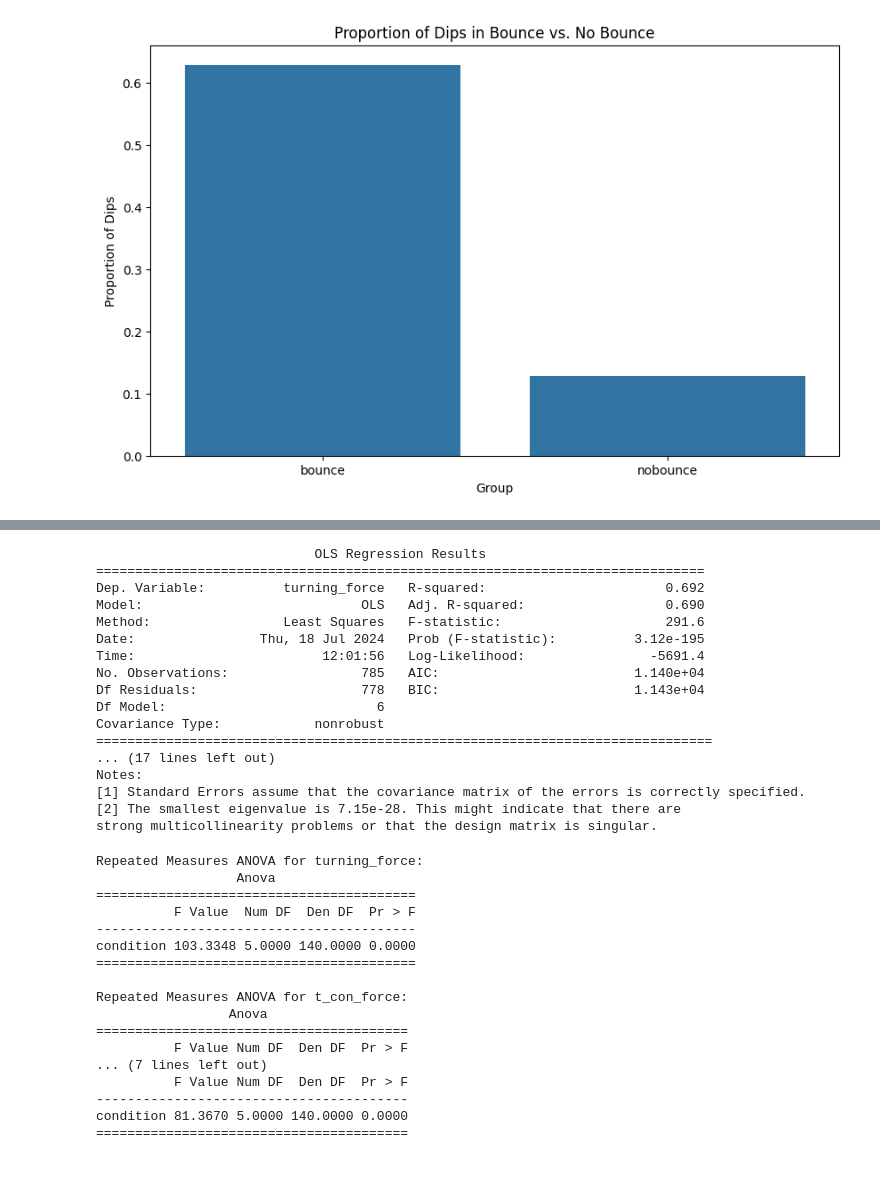
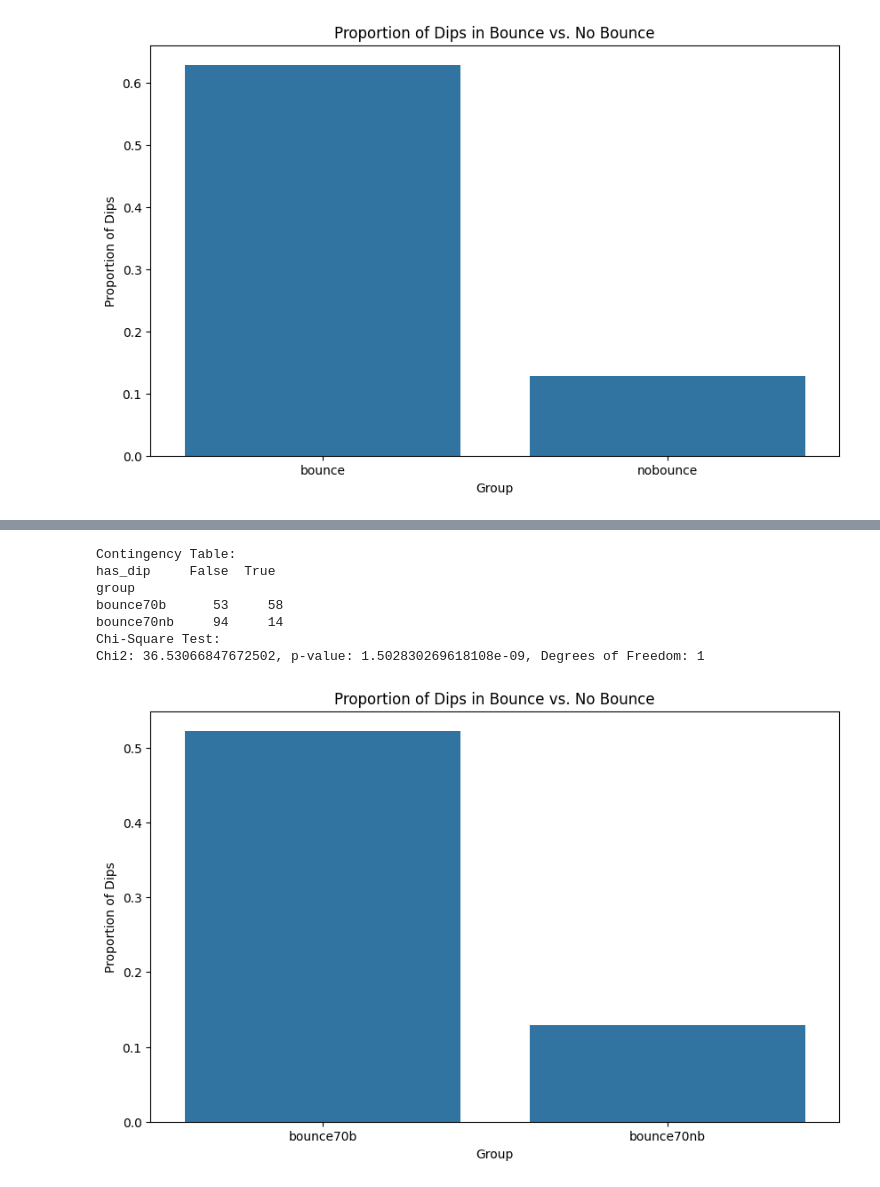
Before and after one commit to loieboi/BounceInsight, a Jupyter notebook: run.ipynb, the cells around one changed output, grey strips where cells are left out. Saved outputs shown, nothing was run; the diff lists cells and outputs as text; code cells hidden in the pictures.

```diff
--- a/run.ipynb
+++ b/run.ipynb
@@ -210,42 +228,11 @@ strong multicollinearity problems or that the design matrix is singular.
-# %%
-insight.run_statistics(analysis_type='logit_regression', metric='turning_force')
-# %% [output]
-                            OLS Regression Results
-==============================================================================
-Dep. Variable:          turning_force   R-squared:                       0.692
-Model:                            OLS   Adj. R-squared:                  0.690
-Method:                 Least Squares   F-statistic:                     291.6
-Date:                Thu, 18 Jul 2024   Prob (F-statistic):          3.12e-195
-Time:                        12:01:56   Log-Likelihood:                -5691.4
-No. Observations:                 785   AIC:                         1.140e+04
-Df Residuals:                     778   BIC:                         1.143e+04
-Df Model:                           6
-Covariance Type:            nonrobust
-===============================================================================
-... (17 lines left out)
-Notes:
-[1] Standard Errors assume that the covariance matrix of the errors is correctly specified.
-[2] The smallest eigenvalue is 7.15e-28. This might indicate that there are
-strong multicollinearity problems or that the design matrix is singular.
-# %%
-insight.run_statistics(analysis_type='repeated_anova', metric='turning_force')
-insight.run_statistics(analysis_type='repeated_anova', metric='t_con_force')
-insight.run_statistics(analysis_type='repeated_anova', metric='t_ecc')
-# %% [output]
-Repeated Measures ANOVA for turning_force:
-                  Anova
-=========================================
-          F Value  Num DF  Den DF  Pr > F
------------------------------------------
-condition 103.3348 5.0000 140.0000 0.0000
-=========================================
-
-Repeated Measures ANOVA for t_con_force:
-                 Anova
-========================================
-          F Value Num DF  Den DF  Pr > F
-... (7 lines left out)
-          F Value Num DF  Den DF  Pr > F
-----------------------------------------
-condition 81.3670 5.0000 140.0000 0.0000
-========================================
+# %%
+insight.run_statistics(analysis_type='chi2', comparison_type='b_nb_70')
+# %% [output]
+Contingency Table:
+has_dip     False  True
+group
+bounce70b      53     58
+bounce70nb     94     14
+Chi-Square Test:
+Chi2: 36.53066847672502, p-value: 1.502830269618108e-09, Degrees of Freedom: 1
+[figure, added]
```
Also changed, not shown: parts of 8 cells of this notebook.
